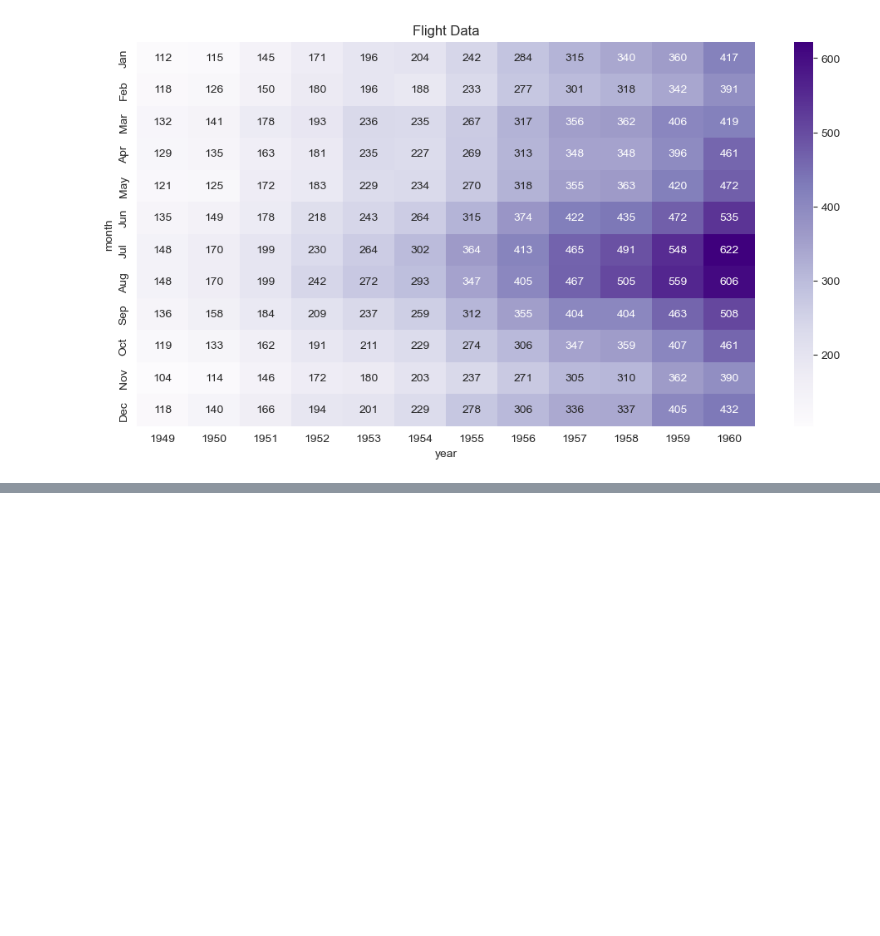
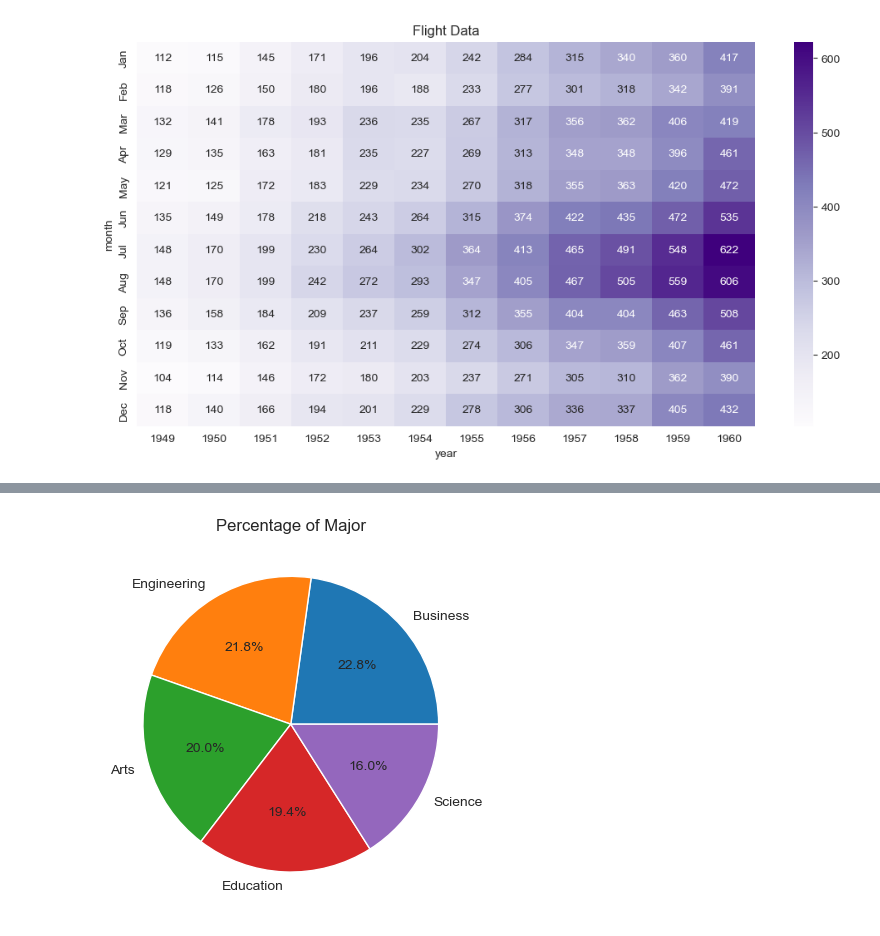
Before and after one commit to Zic-09/Data-Analysis, a Jupyter notebook: matplotlibseabornlessons.ipynb, the cells around one changed output, grey strips where cells are left out. Saved outputs shown, nothing was run; the diff lists cells and outputs as text; code cells hidden in the pictures; blank space fills up the shorter version.

```diff
--- a/matplotlibseabornlessons.ipynb
+++ b/matplotlibseabornlessons.ipynb
@@ -469,0 +489,3 @@ sns.heatmap(flight_df, fmt="d", annot=True, cmap="Purples");
+# %%
+major_pct = students_df["Major"].value_counts() / students_df["Major"].count() * 100
+major_pct
@@ -469,0 +500,5 @@ sns.heatmap(flight_df, fmt="d", annot=True, cmap="Purples");
+# %%
+plt.title("Percentage of Major")
+plt.pie(major_pct, labels=major_pct.index, autopct="%1.1f%%");
+# %% [output]
+[figure, added]
```
Also changed, not shown: parts of 4 cells of this notebook, 4 other files.
